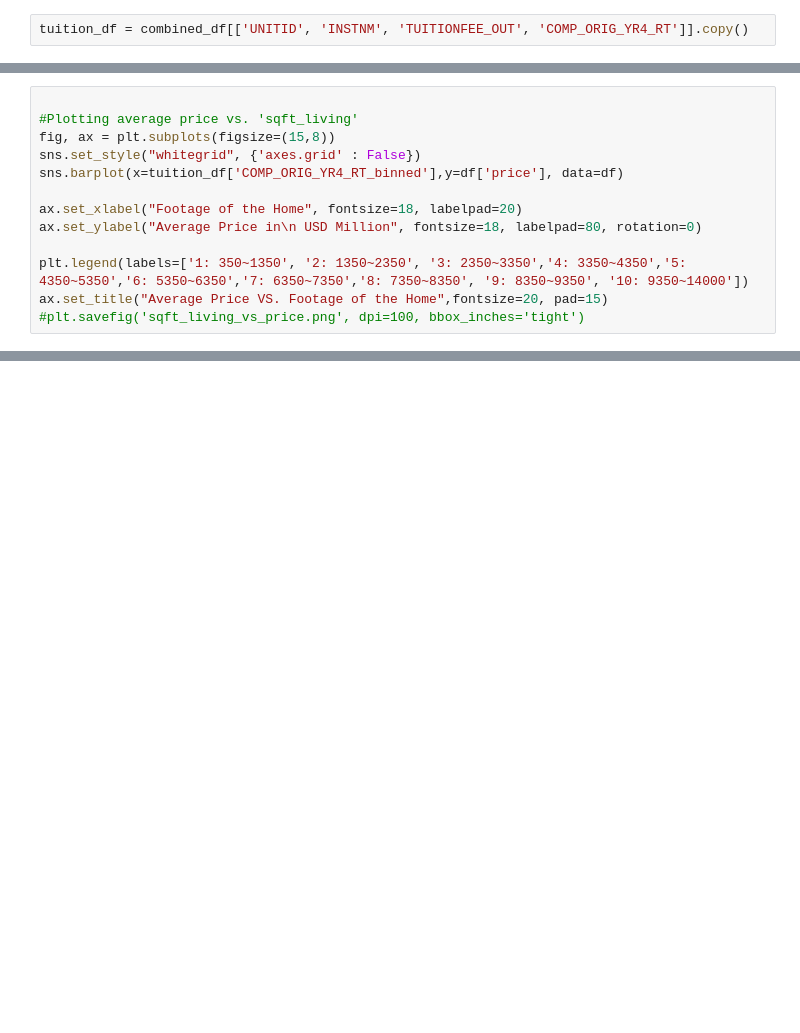
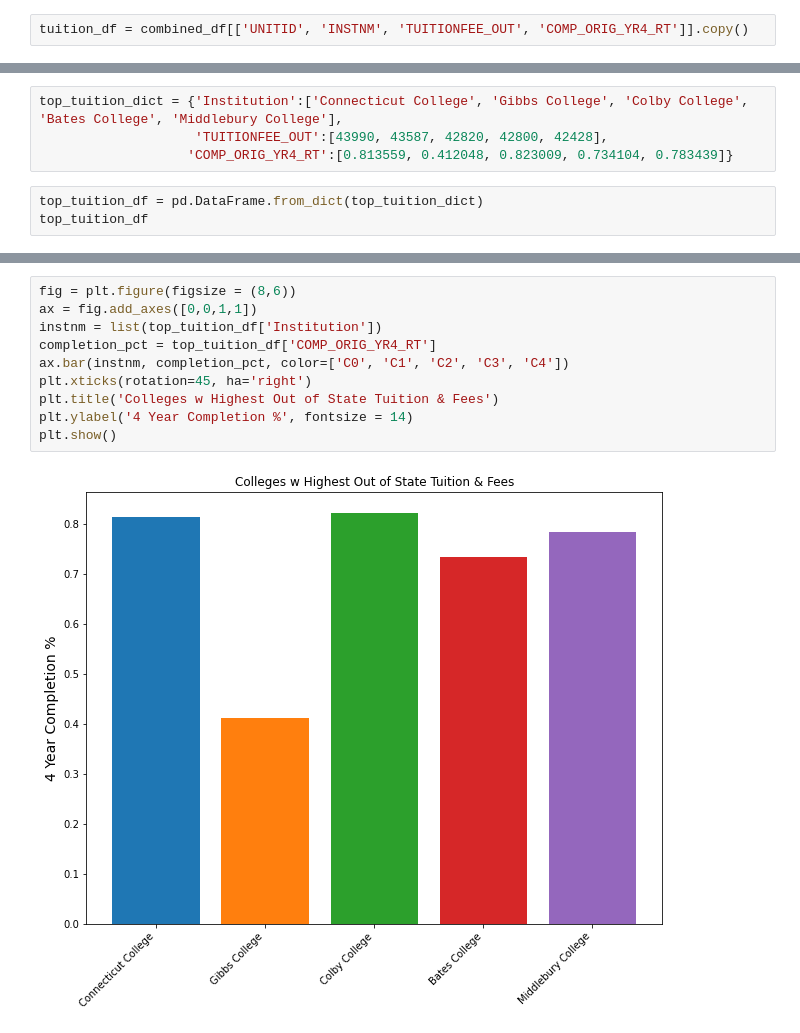
Before and after one commit to jesusbaquiax/college_graduation_rates, a Jupyter notebook: 03_Visualizations.ipynb, the cells around one changed output, grey strips where cells are left out. Drawn from its saved outputs; the diff is of its cells as text; blank space fills up the shorter version.

```diff
--- a/03_Visualizations.ipynb
+++ b/03_Visualizations.ipynb
@@ -190,13 +60,0 @@ tuition_df['COMP_ORIG_YR4_RT_binned'] = pd.cut(tuition_df['COMP_ORIG_YR4_RT'], b
-# %%
-
-#Plotting average price vs. 'sqft_living'
-fig, ax = plt.subplots(figsize=(15,8))
-sns.set_style("whitegrid", {'axes.grid' : False})
-sns.barplot(x=tuition_df['COMP_ORIG_YR4_RT_binned'],y=df['price'], data=df)
-
-ax.set_xlabel("Footage of the Home", fontsize=18, labelpad=20)
-ax.set_ylabel("Average Price in\n USD Million", fontsize=18, labelpad=80, rotation=0)
-
-plt.legend(labels=['1: 350~1350', '2: 1350~2350', '3: 2350~3350','4: 3350~4350','5: 4350~5350','6: 5350~6350','7: 6350~7350','8: 7350~8350', '9: 8350~9350', '10: 9350~14000'])
-ax.set_title("Average Price VS. Footage of the Home",fontsize=20, pad=15)
-#plt.savefig('sqft_living_vs_price.png', dpi=100, bbox_inches='tight')
@@ -202,0 +101,7 @@ ax.set_title("Average Price VS. Footage of the Home",fontsize=20, pad=15)
+# %%
+top_tuition_dict = {'Institution':['Connecticut College', 'Gibbs College', 'Colby College', 'Bates College', 'Middlebury College'],
+                    'TUITIONFEE_OUT':[43990, 43587, 42820, 42800, 42428],
+                   'COMP_ORIG_YR4_RT':[0.813559, 0.412048, 0.823009, 0.734104, 0.783439]}
+# %%
+top_tuition_df = pd.DataFrame.from_dict(top_tuition_dict)
+top_tuition_df
@@ -202,0 +115,12 @@ ax.set_title("Average Price VS. Footage of the Home",fontsize=20, pad=15)
+# %%
+fig = plt.figure(figsize = (8,6))
+ax = fig.add_axes([0,0,1,1])
+instnm = list(top_tuition_df['Institution'])
+completion_pct = top_tuition_df['COMP_ORIG_YR4_RT']
+ax.bar(instnm, completion_pct, color=['C0', 'C1', 'C2', 'C3', 'C4'])
+plt.xticks(rotation=45, ha='right')
+plt.title('Colleges w Highest Out of State Tuition & Fees')
+plt.ylabel('4 Year Completion %', fontsize = 14)
+plt.show()
+# %% [output]
+[figure, added]
```
Also changed, not shown: parts of 59 cells of this notebook, 6 other files.
